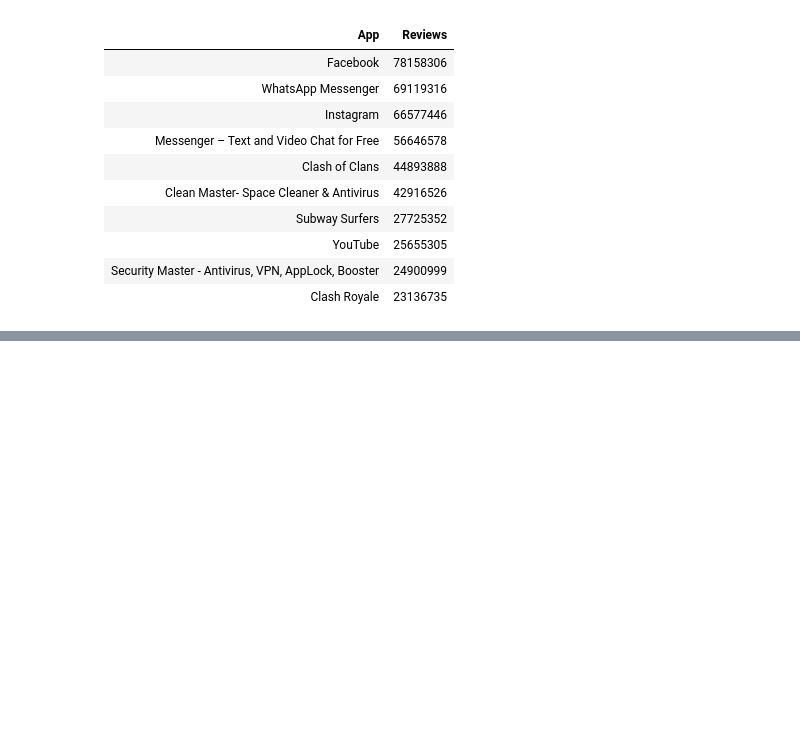
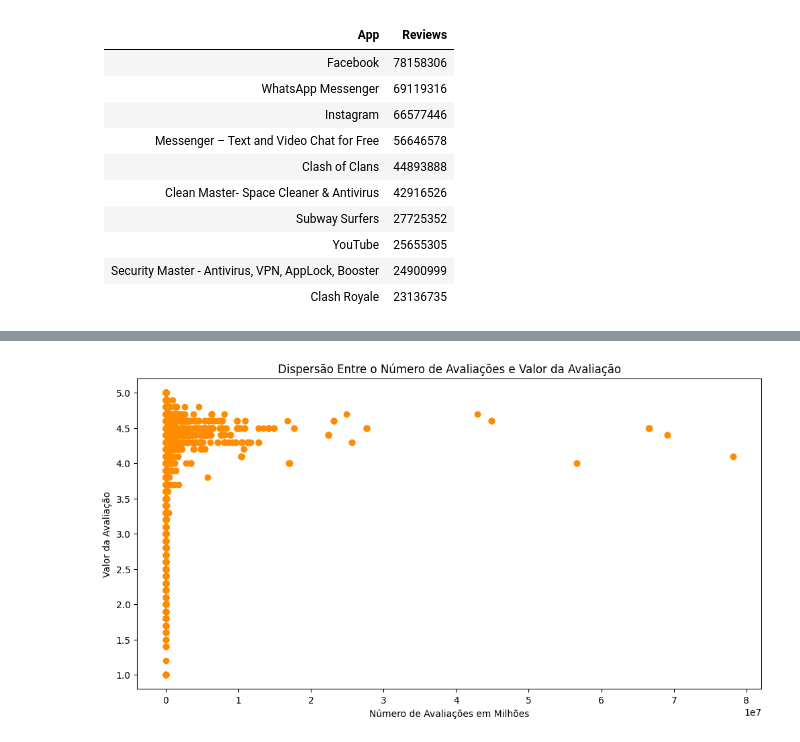
Before and after one commit to GustavCampos/Programa-de-bolsas-Compasso, a Jupyter notebook: Sprint 3/Desafios/Desafio.ipynb, the cells around one changed output, grey strips where cells are left out. Saved outputs shown, nothing was run; the diff lists cells and outputs as text; code cells hidden in the pictures; blank space fills up the shorter version.

Commit message:
Adding last graphs in Desafio.ipynb

```diff
--- a/Sprint 3/Desafios/Desafio.ipynb
+++ b/Sprint 3/Desafios/Desafio.ipynb
@@ -709,0 +579,23 @@ display_df_table(distinct_normalized_reviews_dataframe.sort_values(by=REVIEWS, a
+# %%
+# Filtrando registros com valores de "Rating" dentro do range 1-5
+valid_rating_dataframe = valid_reviews_dataframe[
+    (valid_reviews_dataframe[RATING] >= 1) & (valid_reviews_dataframe[RATING] <= 5)
+].copy(deep=True)
+
+# Convertendo os valores de "Reviews" para float
+valid_rating_dataframe[REVIEWS] = valid_rating_dataframe[REVIEWS].astype(float)
+
+# Gerando gráfico de disperção entre "Rating" e "Reviews"_______________________________
+plt.figure(figsize=(12, 6))
+
+plt.scatter(valid_rating_dataframe[REVIEWS], valid_rating_dataframe[RATING], color='darkorange')
+
+# Adicionando rótulos e título
+plt.xlabel('Número de Avaliações em Milhões')
+plt.ylabel('Valor da Avaliação')
+plt.title('Dispersão Entre o Número de Avaliações e Valor da Avaliação')
+
+# Exibindo o gráfico
+plt.show()
+# %% [output]
+[figure, added]
```
Also changed, not shown: parts of 44 cells of this notebook.
